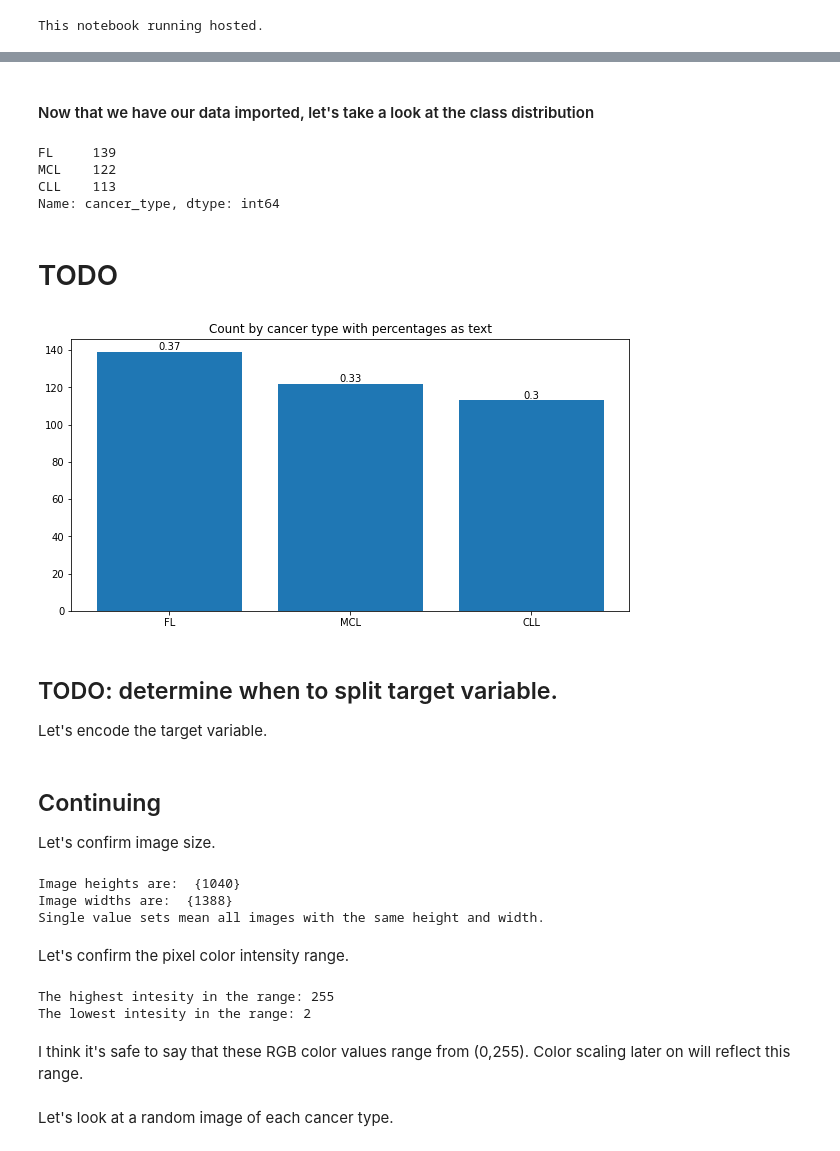
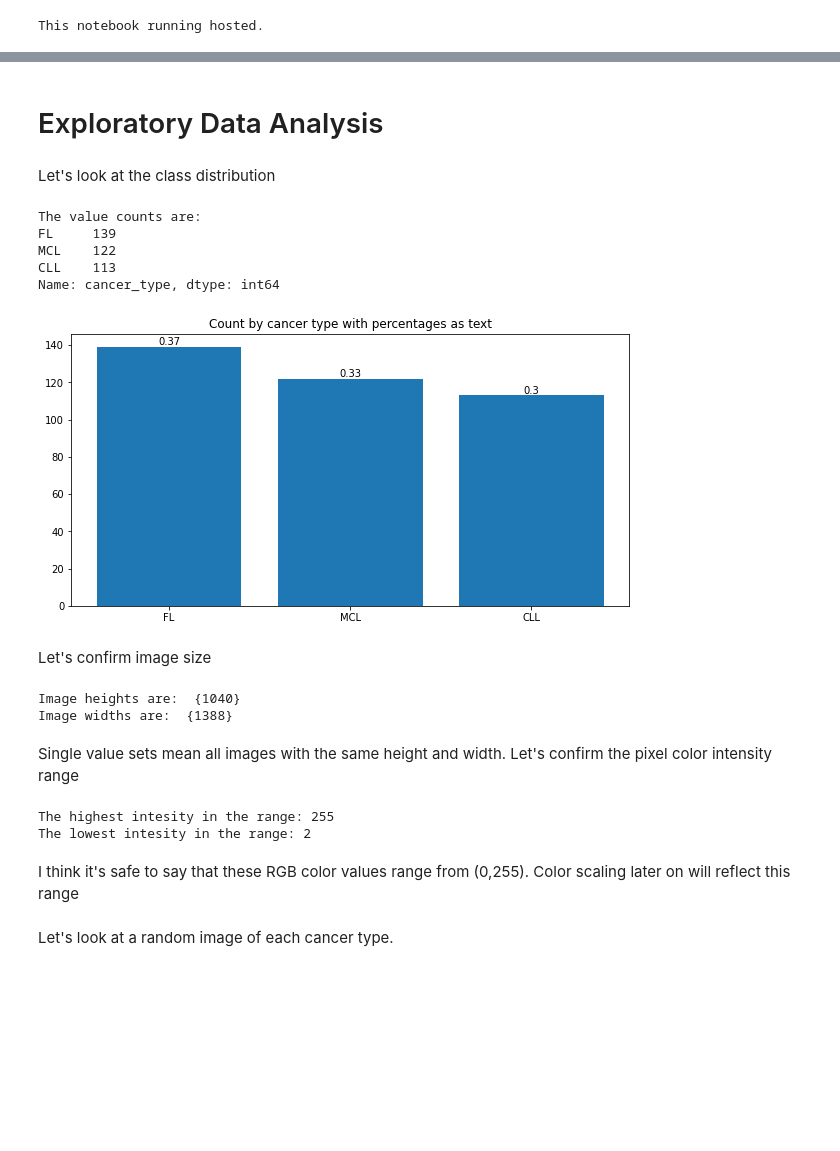
Before and after one commit to andy-j-block/lymphoma_classifier, a Jupyter notebook: Classifier.ipynb, the cells around one changed output, grey strips where cells are left out. Saved outputs shown, nothing was run; the diff lists cells and outputs as text; code cells hidden in the pictures; blank space fills up the shorter version.

Commit message:
cleaned up notebook, organized data import and exploratory data analysis

```diff
--- a/Classifier.ipynb
+++ b/Classifier.ipynb
@@ -100,5 +96,4 @@ Current directory is '/content/lymphoma_classifier'
 # %%
-images_main_dir = abspath('./Images')
-
-cancer_types, image_dirs = get_image_dirs(images_main_dir)
-images = read_images(cancer_types, image_dirs)
+cancer_types, image_dirs, images = load_images('./Images')
+print(f'Cancer types are {cancer_types}')
+print(f'First image path: {images[:1][0][2]}\nFirst cancer type: {images[:1][0][0]}\nFirst image values:\n{images[:1][0][1]}')
@@ -140,39 +128,2 @@ df.head()
 # %% [markdown]
-#### Now that we have our data imported, let's take a look at the class distribution
+# Exploratory Data Analysis
-# %%
-df['cancer_type'].value_counts()
-# %% [output]
-FL     139
-MCL    122
-CLL    113
-Name: cancer_type, dtype: int64
-# %% [markdown]
-# TODO
-# %%
-percentages = [i/len(df) for i in df['cancer_type'].value_counts().values]
-percentages = [round(i,2) for i in percentages]
-
-fig, ax = plt.subplots(1,1,figsize=(10,5))
-
-bar_chart=ax.bar(x=df['cancer_type'].value_counts().index,
-                height=df['cancer_type'].value_counts().values)
-
-# Grabbed from matplotlib documentation:
-# https://matplotlib.org/2.0.2/examples/api/barchart_demo.html
-def autolabel(bar_chart, text_labels):
-    for i, bar in enumerate(bar_chart):
-        height = bar.get_height()
-        ax.text(bar.get_x() + bar.get_width()/2., height,
-                text_labels[i],
-                ha='center', va='bottom')# rotation=0?)
-
-autolabel(bar_chart, percentages)
-
-plt.title('Count by cancer type with percentages as text')
-plt.show()
-# %% [output]
-[figure, removed]
-# %% [markdown]
-## TODO: determine when to split target variable.
-
-Let's encode the target variable.
@@ -183,7 +184,16 @@ Let's encode the target variable.
+# %% [markdown]
+Let's look at the class distribution
+# %%
+show_value_counts(df['cancer_type'])
+# %% [output]
+The value counts are:
+FL     139
+MCL    122
+CLL    113
+Name: cancer_type, dtype: int64
+[figure, added]
 # %% [markdown]
-## Continuing
-
-Let's confirm image size.
+Let's confirm image size
 # %%
 img_heights = []
 img_widths = []
@@ -195,13 +205,11 @@ for i in range(len(df)):
 
 print('Image heights are: ', set(img_heights))
 print('Image widths are: ', set(img_widths))
-print('Single value sets mean all images with the same height and width.')
 # %% [output]
 Image heights are:  {1040}
 Image widths are:  {1388}
-Single value sets mean all images with the same height and width.
 # %% [markdown]
-Let's confirm the pixel color intensity range.
+Single value sets mean all images with the same height and width.  Let's confirm the pixel color intensity range
 # %%
 maxs = []
 mins = []
@@ -210,13 +218,13 @@ for i, _ in enumerate(df['image']):
 
     maxs.append(np.amax(df['image'].values[i]))
     mins.append(np.amin(df['image'].values[i]))
+
+print(f'The highest intesity in the range: {max(maxs)}')
+print(f'The lowest intesity in the range: {min(mins)}')
+# %% [output]
+The highest intesity in the range: 255
+The lowest intesity in the range: 2
-# %%
-print(f'The highest intesity in the range: {max(maxs)}')
-print(f'The lowest intesity in the range: {min(mins)}')
-# %% [output]
-The highest intesity in the range: 255
-The lowest intesity in the range: 2
 # %% [markdown]
-I think it's safe to say that these RGB color values range from (0,255).  Color scaling later on will reflect this range.
+I think it's safe to say that these RGB color values range from (0,255).  Color scaling later on will reflect this range
 # %% [markdown]
 Let's look at a random image of each cancer type.
```
Also changed, not shown: parts of 23 cells of this notebook.
